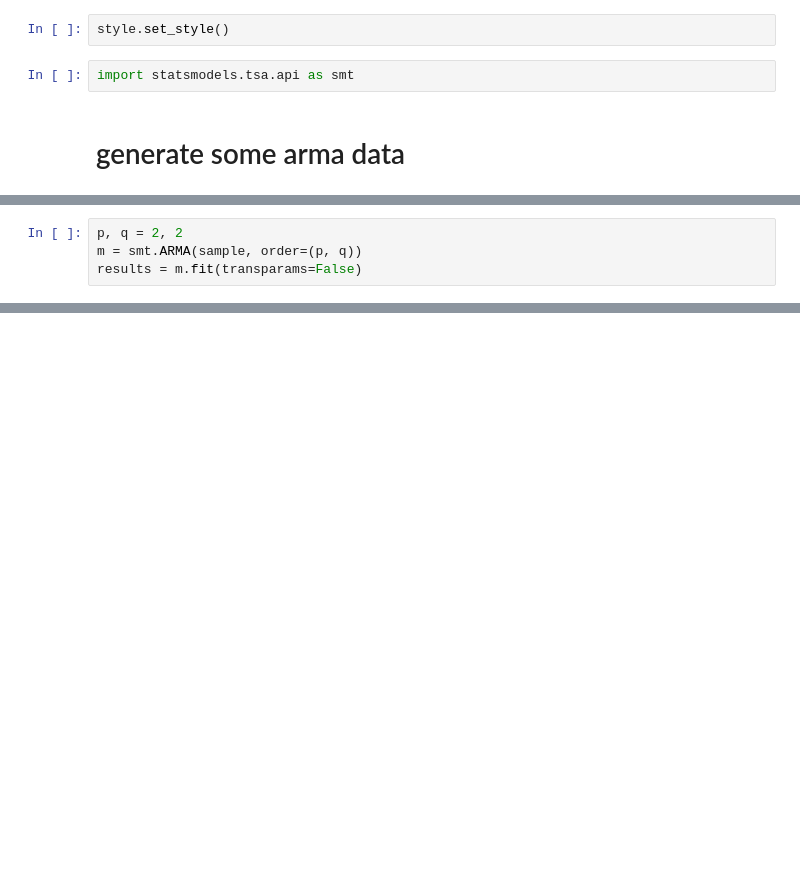
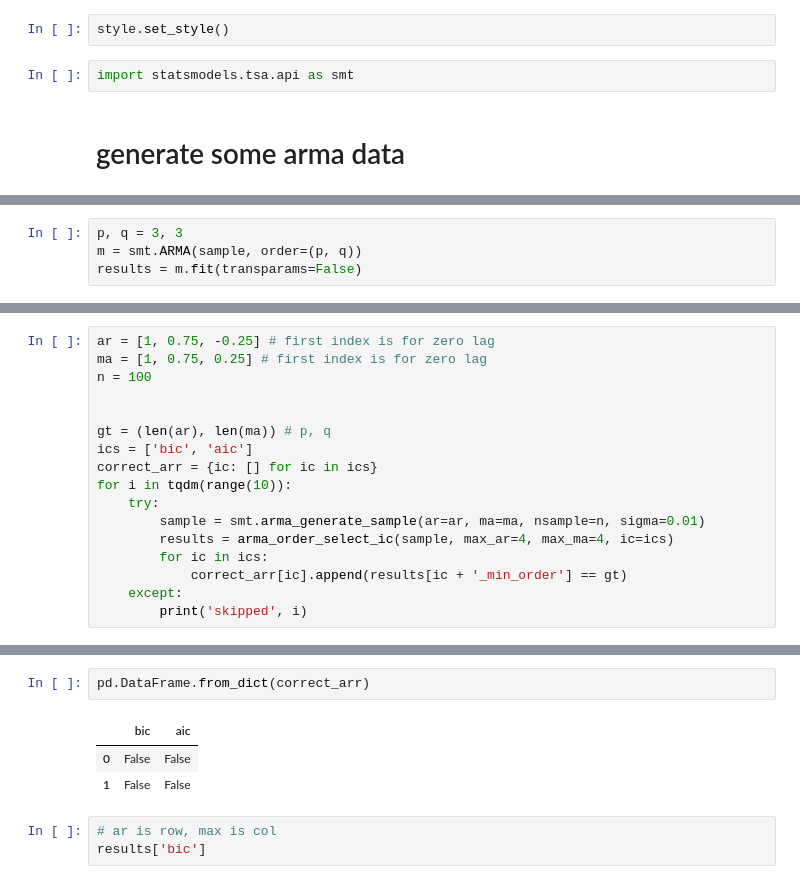
Before and after one commit to csinva/dnn-experiments, a Jupyter notebook: time_series/arma.ipynb, the cells around one changed output, grey strips where cells are left out. Saved outputs shown, nothing was run; the diff lists cells and outputs as text; blank space fills up the shorter version.

```diff
--- a/time_series/arma.ipynb
+++ b/time_series/arma.ipynb
@@ -50,4 +51,4 @@ plt.show()
 # %%
-p, q = 2, 2
+p, q = 3, 3
 m = smt.ARMA(sample, order=(p, q))
 results = m.fit(transparams=False)
@@ -81,0 +101,17 @@ plt.legend()
+# %%
+ar = [1, 0.75, -0.25] # first index is for zero lag
+ma = [1, 0.75, 0.25] # first index is for zero lag
+n = 100
+
+
+gt = (len(ar), len(ma)) # p, q
+ics = ['bic', 'aic']
+correct_arr = {ic: [] for ic in ics}
+for i in tqdm(range(10)):
+    try:
+        sample = smt.arma_generate_sample(ar=ar, ma=ma, nsample=n, sigma=0.01)
+        results = arma_order_select_ic(sample, max_ar=4, max_ma=4, ic=ics)
+        for ic in ics:
+            correct_arr[ic].append(results[ic + '_min_order'] == gt)
+    except:
+        print('skipped', i)
@@ -81,0 +127,9 @@ plt.legend()
+# %%
+pd.DataFrame.from_dict(correct_arr)
+# %% [output]
+|  | bic | aic |
+| 0 | False | False |
+| 1 | False | False |
+# %%
+# ar is row, max is col
+results['bic']
```
Also changed, not shown: parts of 9 cells of this notebook.
